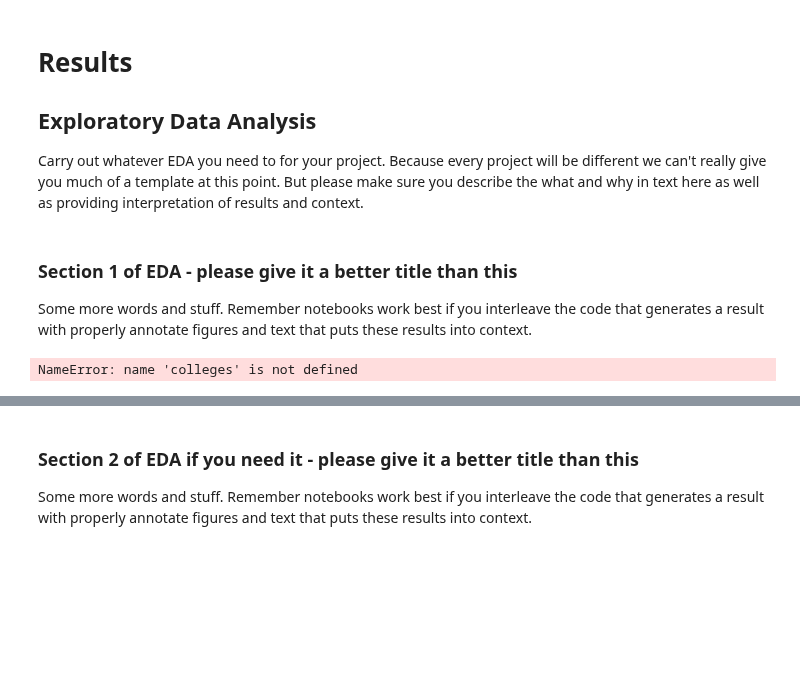
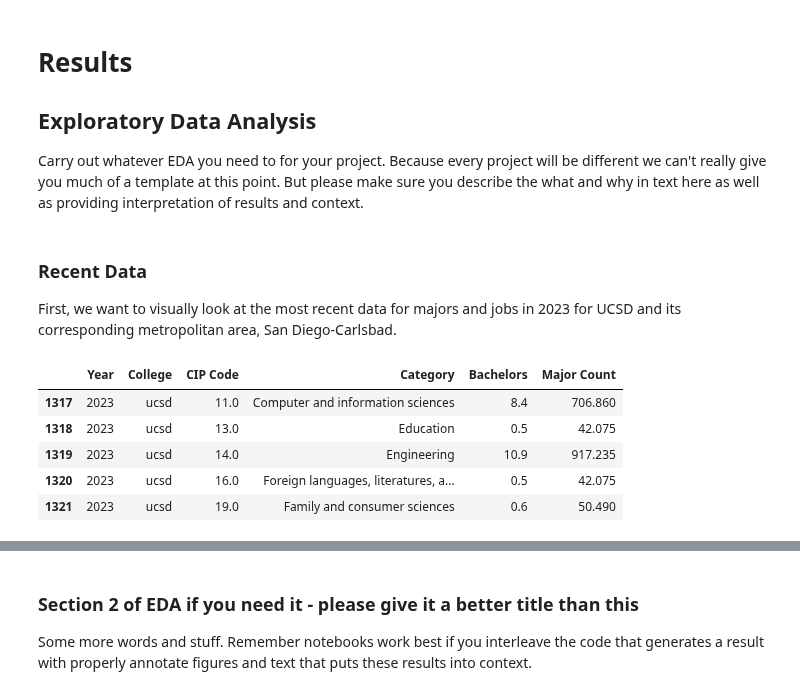
Before and after one commit to michaelhe999/COGS-108-Project, a Jupyter notebook: EDACheckpoint_Group109-FA24.ipynb, the cells around one changed output, grey strips where cells are left out. Cells and saved outputs as stored; diff of their text form; code cells hidden in the pictures; blank space fills up the shorter version.

Commit message:
updated eda with first analysis

```diff
--- a/EDACheckpoint_Group109-FA24.ipynb
+++ b/EDACheckpoint_Group109-FA24.ipynb
@@ -851,18 +870,21 @@ NameError: name 'pd' is not defined
 ## Exploratory Data Analysis
 
 Carry out whatever EDA you need to for your project.  Because every project will be different we can't really give you much of a template at this point. But please make sure you describe the what and why in text here as well as providing interpretation of results and context.
-# %% [markdown]
-### Section 1 of EDA - please give it a better title than this
-
-Some more words and stuff.  Remember notebooks work best if you interleave the code that generates a result with properly annotate figures and text that puts these results into context.
-# %%
-## YOUR CODE HERE
-## FEEL FREE TO ADD MULTIPLE CELLS PER SECTION
-#bar graph of top 20 majors + job occupations
-ucsd_majors_2023 = colleges[colleges['College'] == 'ucsd' & colleges['Year'] == 2023]
-ucsd_jobs_2023 = jobs[jobs['Area'] == 'San Diego-Carlsbad, CA' & colleges['Year'] == 2023]
-
-ucsd_majors_2023.head()
-ucsd_jobs_2023.head()
-# %% [output]
-NameError: name 'colleges' is not defined
+# %% [markdown]
+### Recent Data
+
+First, we want to visually look at the most recent data for majors and jobs in 2023 for UCSD and its corresponding metropolitan area, San Diego-Carlsbad.
+# %%
+# Filter to include all UCSD bachelor degrees conferred from 2023
+ucsd_majors_2023 = colleges[(colleges['College'] == 'ucsd') & (colleges['Year'] == 2023)].copy()
+# Create count value for each major, since majors are listed by proportion
+ucsd_majors_2023['Major Count'] = colleges['Bachelors'] * 8415 * 0.01
+
+ucsd_majors_2023.head()
+# %% [output]
+|  | Year | College | CIP Code | Category | Bachelors | Major Count |
+| 1317 | 2023 | ucsd | 11.0 | Computer and information sciences | 8.4 | 706.860 |
+| 1318 | 2023 | ucsd | 13.0 | Education | 0.5 | 42.075 |
+| 1319 | 2023 | ucsd | 14.0 | Engineering | 10.9 | 917.235 |
+| 1320 | 2023 | ucsd | 16.0 | Foreign languages, literatures, a... | 0.5 | 42.075 |
+| 1321 | 2023 | ucsd | 19.0 | Family and consumer sciences | 0.6 | 50.490 |
```
Also changed, not shown: parts of 10 cells of this notebook, 27 other files.
